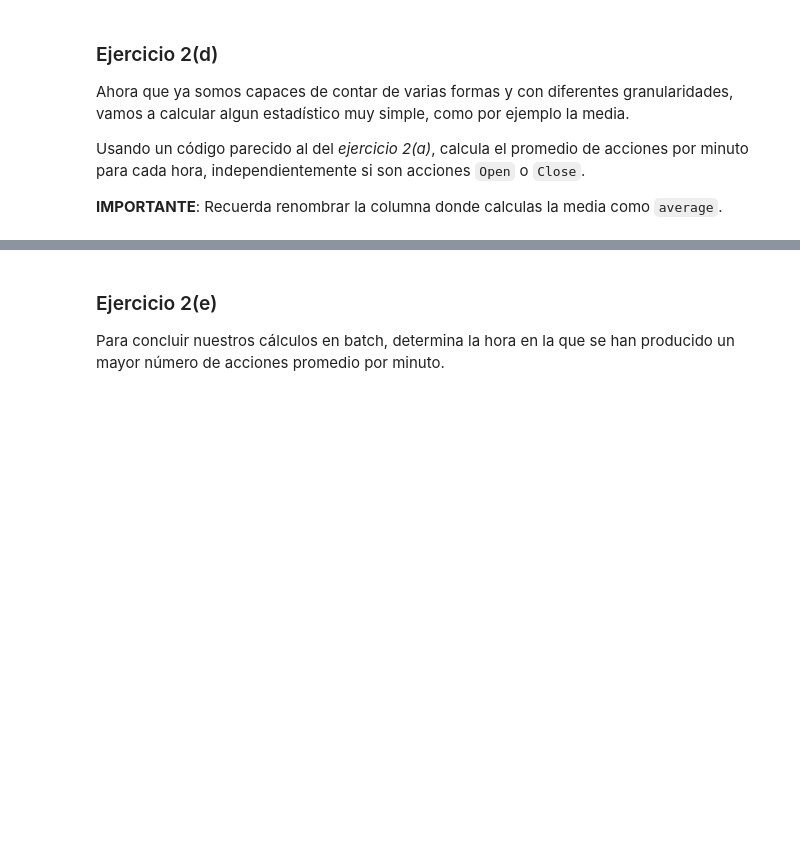
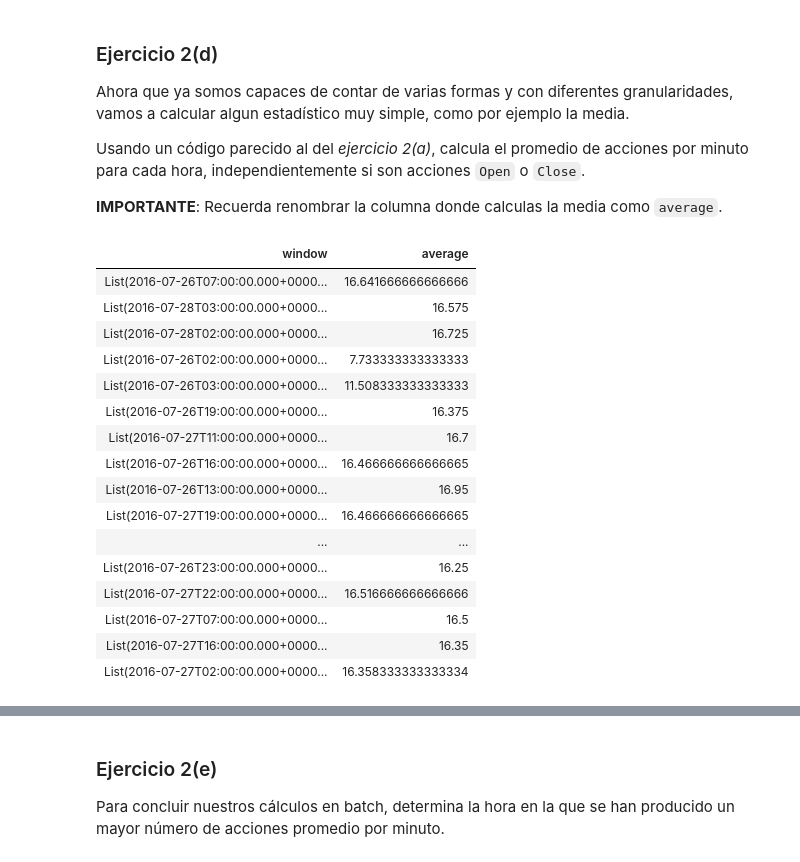
Before and after one commit to fernandoabcampos/big-data, a Jupyter notebook: PEC2/M2.858_20181_PEC2 batch streaming.ipynb, the cells around one changed output, grey strips where cells are left out. Cells and saved outputs as stored; diff of their text form; code cells hidden in the pictures; blank space fills up the shorter version.

```diff
--- a/PEC2/M2.858_20181_PEC2 batch streaming.ipynb
+++ b/PEC2/M2.858_20181_PEC2 batch streaming.ipynb
@@ -132,3 +215,35 @@ display(StaticAverageHourlyDF)
+# %%
+
+staticAvgPerMinuteDF = (
+  staticCountsDF
+    .groupBy(staticCountsDF.window)
+    .agg(avg('count').alias('average'))
+)
+
+StaticAverageHourlyDF = staticAvgPerMinuteDF.groupBy(window(staticAvgPerMinuteDF.window.start, "1 hour")).agg(avg('average').alias('average'))
+
+# Registrar el DataFrame como una tabla llamada 'static_mean'
+StaticAverageHourlyDF.createOrReplaceTempView("static_mean")
+
+display(StaticAverageHourlyDF)
+# %% [output]
+| window | average |
+| List(2016-07-26T07:00:00.000+0000... | 16.641666666666666 |
+| List(2016-07-28T03:00:00.000+0000... | 16.575 |
+| List(2016-07-28T02:00:00.000+0000... | 16.725 |
+| List(2016-07-26T02:00:00.000+0000... | 7.733333333333333 |
+| List(2016-07-26T03:00:00.000+0000... | 11.508333333333333 |
+| List(2016-07-26T19:00:00.000+0000... | 16.375 |
+| List(2016-07-27T11:00:00.000+0000... | 16.7 |
+| List(2016-07-26T16:00:00.000+0000... | 16.466666666666665 |
+| List(2016-07-26T13:00:00.000+0000... | 16.95 |
+| List(2016-07-27T19:00:00.000+0000... | 16.466666666666665 |
+| ... | ... |
+| List(2016-07-26T23:00:00.000+0000... | 16.25 |
+| List(2016-07-27T22:00:00.000+0000... | 16.516666666666666 |
+| List(2016-07-27T07:00:00.000+0000... | 16.5 |
+| List(2016-07-27T16:00:00.000+0000... | 16.35 |
+| List(2016-07-27T02:00:00.000+0000... | 16.358333333333334 |
 # %%
 Test.assertEquals(StaticAverageHourlyDF.take(2)[1].asDict()['average'], 16.575, "Incorrect averaging")
 Test.assertEquals(StaticAverageHourlyDF.take(3)[2].asDict()['average'], 16.725, "Incorrect averaging")
```
Also changed, not shown: parts of 28 cells of this notebook.
